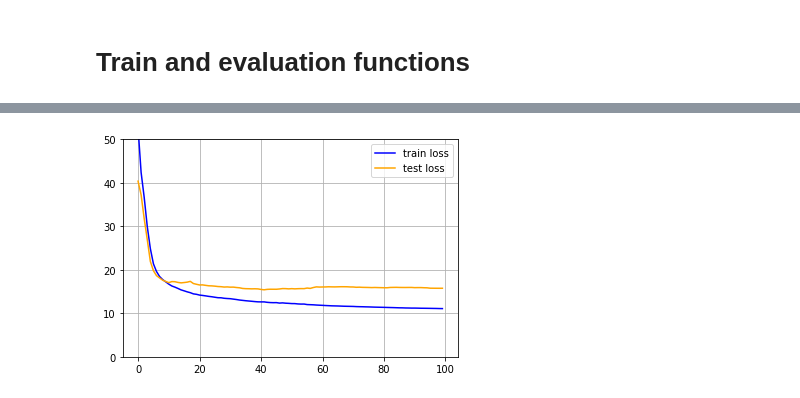
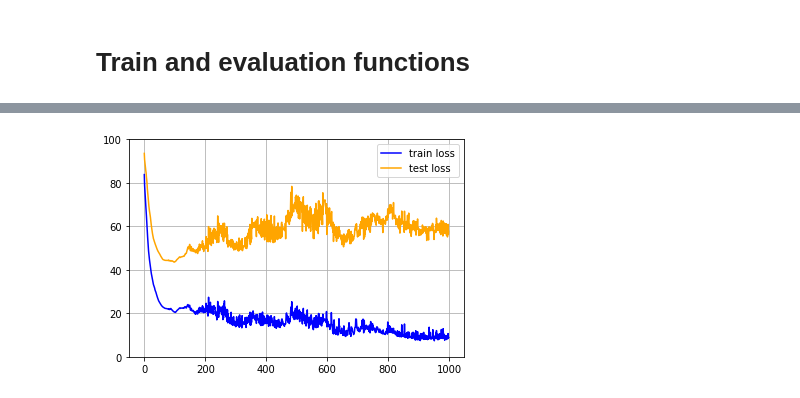
Before and after one commit to Painguin/Learning-based-multi-modal-indoor-localization, a Jupyter notebook: generated_data_experimenting.ipynb, the cells around one changed output, grey strips where cells are left out. Cells and saved outputs as stored; diff of their text form; code cells hidden in the pictures.

```diff
--- a/generated_data_experimenting.ipynb
+++ b/generated_data_experimenting.ipynb
@@ -19,7 +19,7 @@ from matplotlib import pyplot as plt
 # Data generation
 # %%
 N_STEPS = 200
-N_SIMULATIONS = 1000
+N_SIMULATIONS = 200
 MIN_X, MAX_X = [0, 20]
 MIN_Y, MAX_Y = [0, 20]
 N_WIFIS = 4
@@ -158,3 +157,9 @@ optimizer_algo = Adam
+# %%
+N_EPOCHS = 1000
+BATCH_SIZE = N_STEPS
+
+loss_function = mean_distance_squared
+optimizer_algo = Adam
 # %%
 def random_split(data, ratio):
     split = int(ratio * data.size(0))
@@ -182,33 +187,30 @@ def weight_reset(m):
 def copy_model(model):
     return copy.deepcopy(model)
 # %%
-def train_model(model, train_input, train_target, nb_epochs=N_EPOCHS, batch_size=BATCH_SIZE, test_input=None, test_target=None):
+def train_model(model, train_input, train_target, test_input, test_target, nb_epochs=N_EPOCHS, batch_size=BATCH_SIZE):
     """Train a model"""
 
     optimizer = optimizer_algo(model.parameters())
     train_losses = []
-    if test_input is not None and test_target is not None:
-        test_losses = []
+    test_losses = []
 
     for _ in range(nb_epochs):
-        batch_losses = []
-        for b in range(0, train_input.size(0), batch_size):
-            output = model(train_input.narrow(0, b, batch_size))
-            loss = criterion(output, train_target.narrow(0, b, batch_size))
-            batch_losses.append(loss)
+        for sim_input, sim_target in zip(train_input, train_target):
+            output = model(sim_input)
+            loss = loss_function(output, sim_target)
             optimizer.zero_grad()
             loss.backward()
             optimizer.step()
-        train_losses.append(torch.Tensor(batch_losses).mean().item())
 
-        if test_input is not None and test_target is not None:
-            test_output = model(test_input)
-            test_loss = criterion(test_output, test_target)
-            test_losses.append(test_loss.item())
-    if test_input is not None and test_target is not None:
-        return train_losses, test_losses
-    else:
-        return train_losses
+        train_output = model(train_input.view(-1, n_attr))
+        train_loss = loss_function(train_output, train_target.view(-1, n_out))
+        train_losses.append(train_loss.item())
+
+        test_output = model(test_input.view(-1, n_attr))
+        test_loss = loss_function(test_output, test_target.view(-1, n_out))
+        test_losses.append(test_loss.item())
+
+    return train_losses, test_losses
 # %%
 def compute_loss(model, data_input, data_target):
     """Compute the loss of the output of the model with respect to the target"""
@@ -278,7 +280,7 @@ def plot_loss_evolution(train_losses, test_losses):
     plt.plot(train_losses, c='blue')
     plt.plot(test_losses, c='orange')
     plt.legend(['train loss', 'test loss'])
-    plt.ylim(0, 50)
+    plt.ylim(0, 100)
     plt.grid();
 # %%
 %%time
@@ -367,8 +369,8 @@ model = Sequential(
     Linear(64, 2)
 )
 
-train_losses, test_losses = train_model(model, train_input.view(-1, n_attr), train_target.view(-1, n_out),
-                                        test_input=test_input.view(-1, n_attr), test_target=test_target.view(-1, n_out))
+train_losses, test_losses = train_model(model, train_input, train_target,
+                                        test_input=test_input, test_target=test_target)
 
 plot_loss_evolution(train_losses, test_losses)
 # %% [output]
@@ -377,4 +379,4 @@ Wall time: 2min 44s
-[figure, old version]
+[figure, new version]
 # %%
 %%time
 
```
Also changed, not shown: parts of 19 cells of this notebook.
